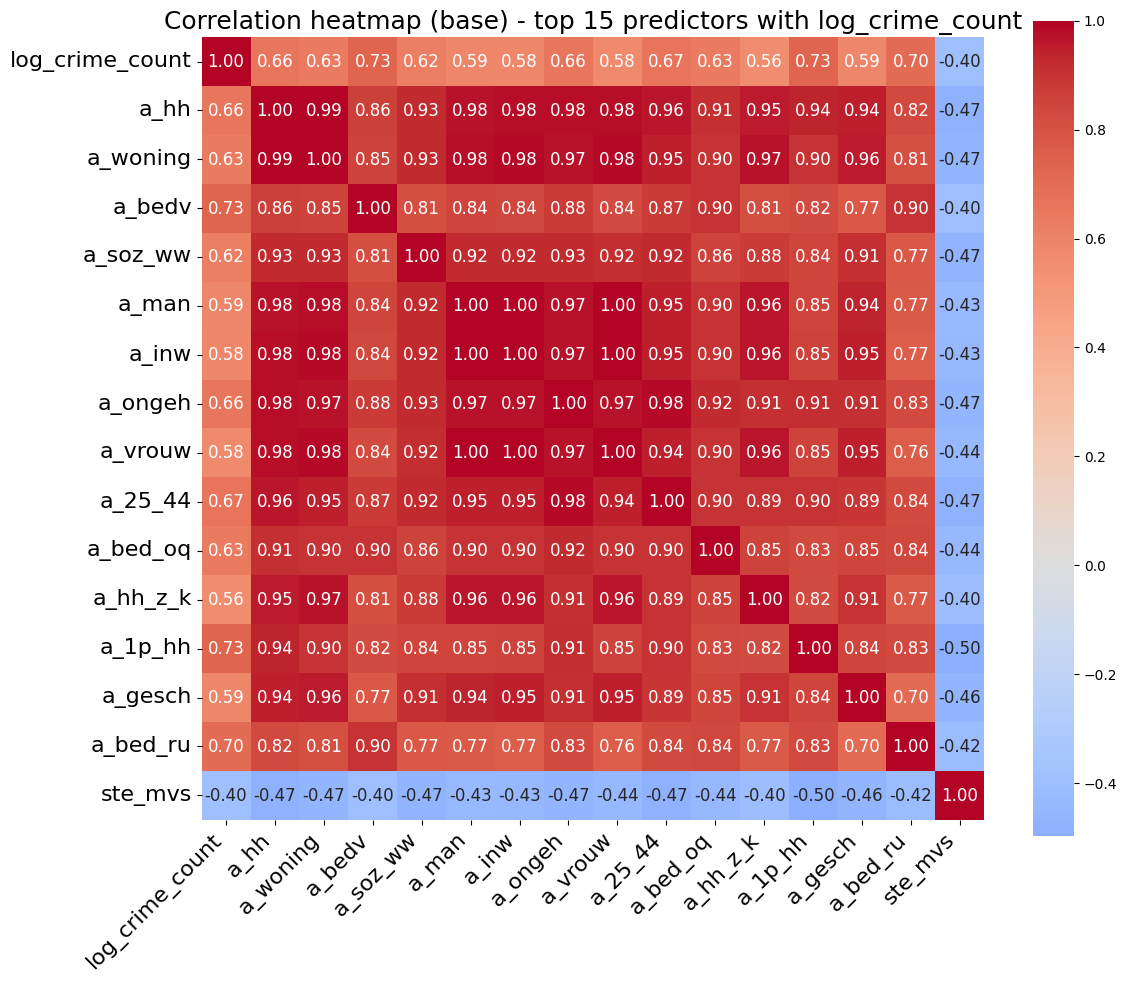
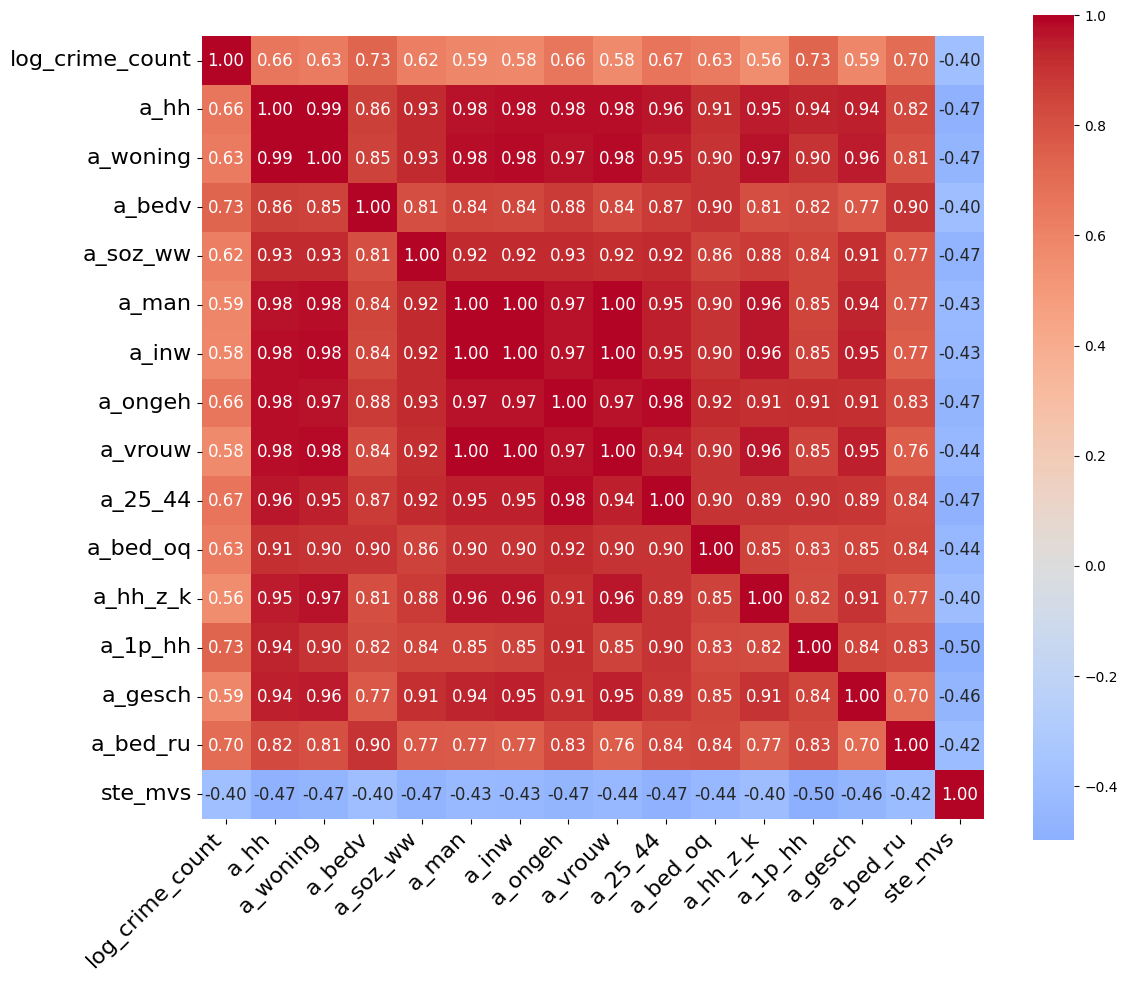
The notebook cell's code change between the first figure and the second:
--- before
+++ after
@@ -31,5 +31,4 @@
 ax.set_yticklabels(ax.get_yticklabels(), fontsize=16, rotation=0)
 
-plt.title(f"Correlation heatmap (base) - top 15 predictors with {target}", fontsize=18)
 plt.tight_layout()
 plt.show()

Commit: updated readme